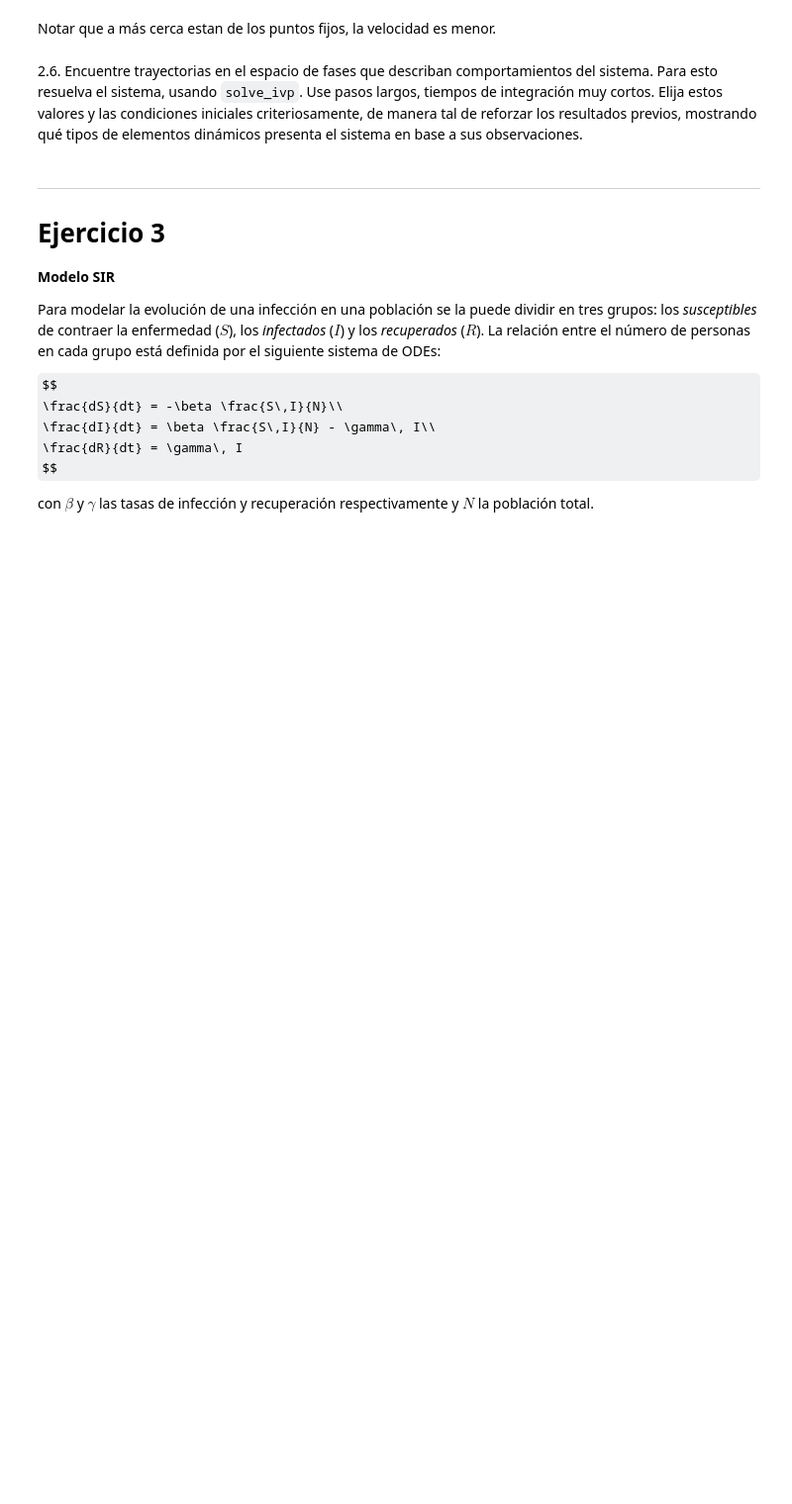
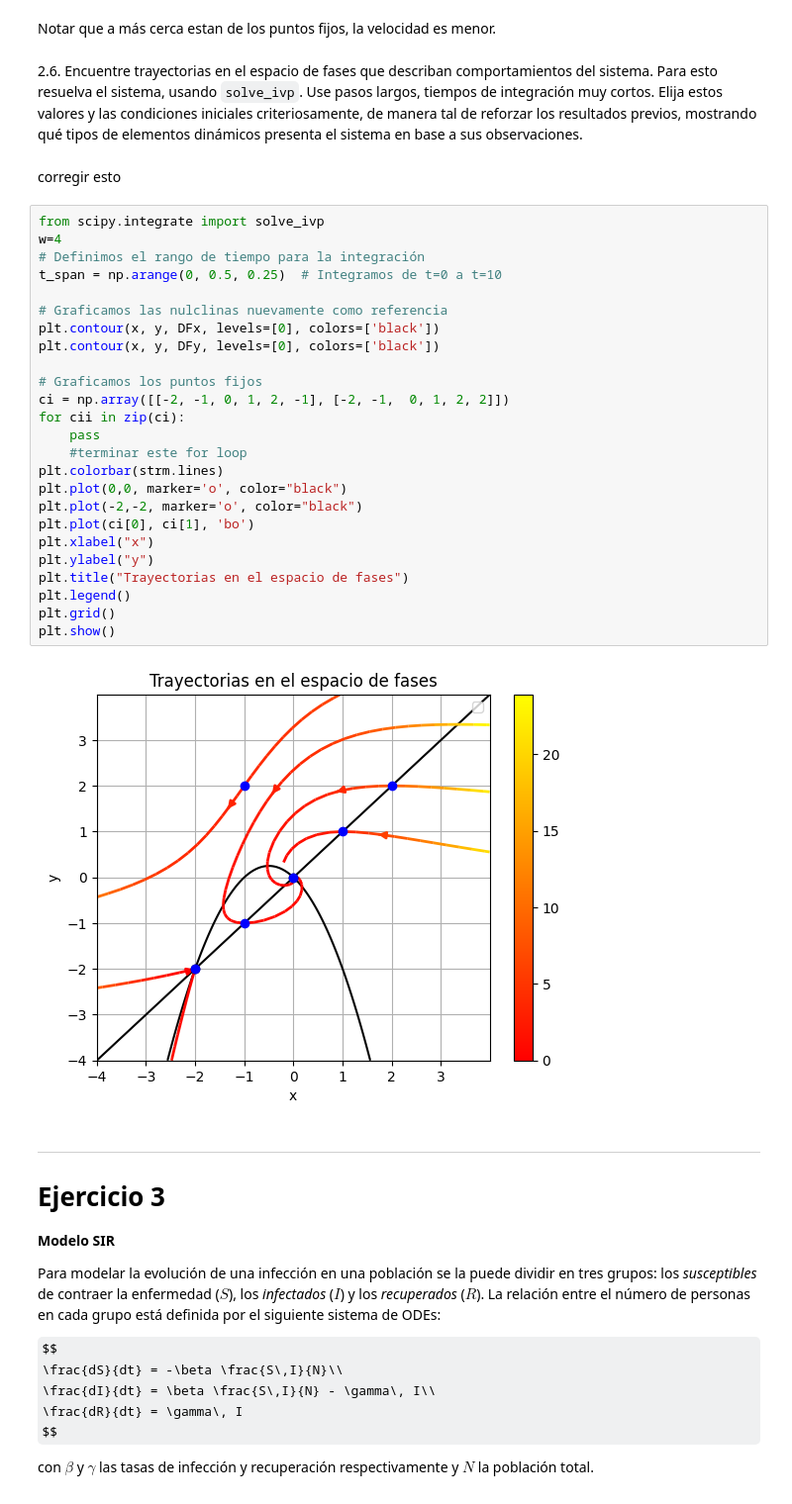
Before and after one commit to lmendezayl/modelado-continuo, a Jupyter notebook: trabajos-practicos/TP1IMC2025_MENDEZ_STANGALINI_DRELEWICZ.ipynb, the cells around one changed output. Shown at 99% size. Drawn from its saved outputs; the diff is of its cells as text; some formulas as TeX source; blank space fills up the shorter version.

Commit message:
corregir 2.6

```diff
--- a/trabajos-practicos/TP1IMC2025_MENDEZ_STANGALINI_DRELEWICZ.ipynb
+++ b/trabajos-practicos/TP1IMC2025_MENDEZ_STANGALINI_DRELEWICZ.ipynb
@@ -388,6 +390,35 @@ Notar que a más cerca estan de los puntos fijos, la velocidad es menor.
 # %% [markdown]
 
 2.6. Encuentre trayectorias en el espacio de fases que describan comportamientos del sistema. Para esto resuelva el sistema, usando `solve_ivp`. Use pasos largos, tiempos de integración muy cortos. Elija estos valores y las condiciones iniciales criteriosamente, de manera tal de reforzar los resultados previos, mostrando qué tipos de elementos dinámicos presenta el sistema en base a sus observaciones.
+# %% [markdown]
+corregir esto
+# %%
+from scipy.integrate import solve_ivp
+w=4
+# Definimos el rango de tiempo para la integración
+t_span = np.arange(0, 0.5, 0.25)  # Integramos de t=0 a t=10
+
+# Graficamos las nulclinas nuevamente como referencia
+plt.contour(x, y, DFx, levels=[0], colors=['black'])
+plt.contour(x, y, DFy, levels=[0], colors=['black'])
+
+# Graficamos los puntos fijos
+ci = np.array([[-2, -1, 0, 1, 2, -1], [-2, -1,  0, 1, 2, 2]])
+for cii in zip(ci):
+    pass
+    #terminar este for loop
+plt.colorbar(strm.lines)
+plt.plot(0,0, marker='o', color="black")
+plt.plot(-2,-2, marker='o', color="black")
+plt.plot(ci[0], ci[1], 'bo')
+plt.xlabel("x")
+plt.ylabel("y")
+plt.title("Trayectorias en el espacio de fases")
+plt.legend()
+plt.grid()
+plt.show()
+# %% [output]
+[figure, added]
 # %% [markdown]
 ---
 # Ejercicio 3
```
Also changed, not shown: parts of 1 cell of this notebook.
